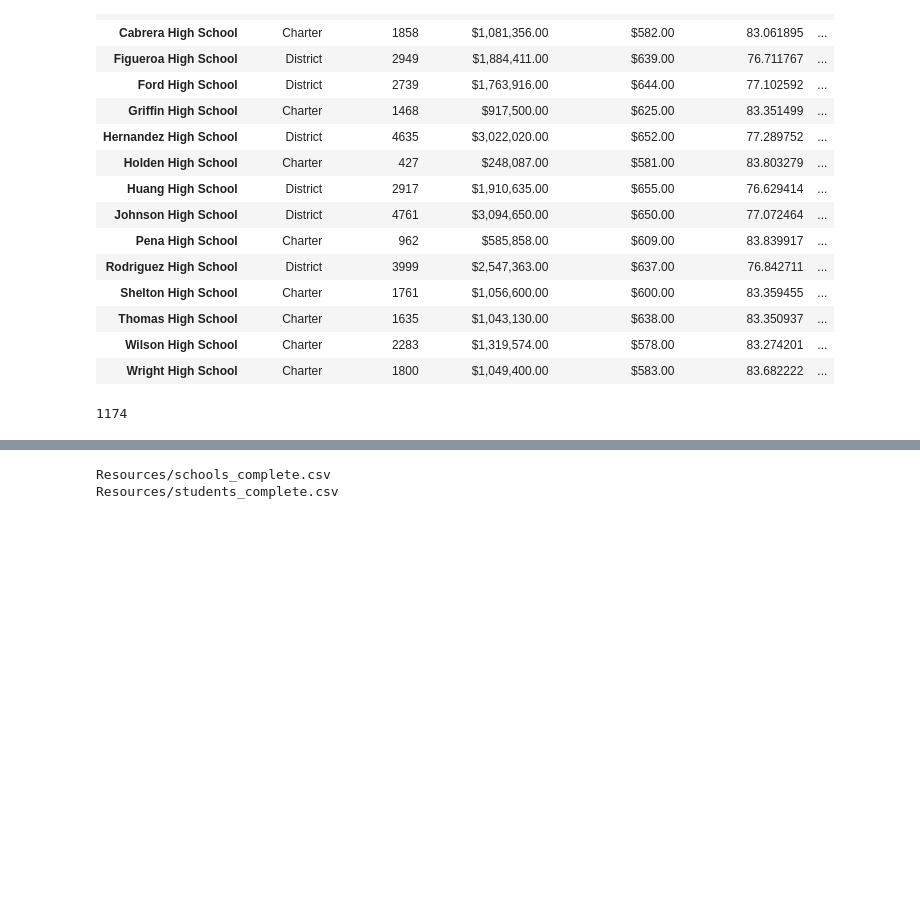
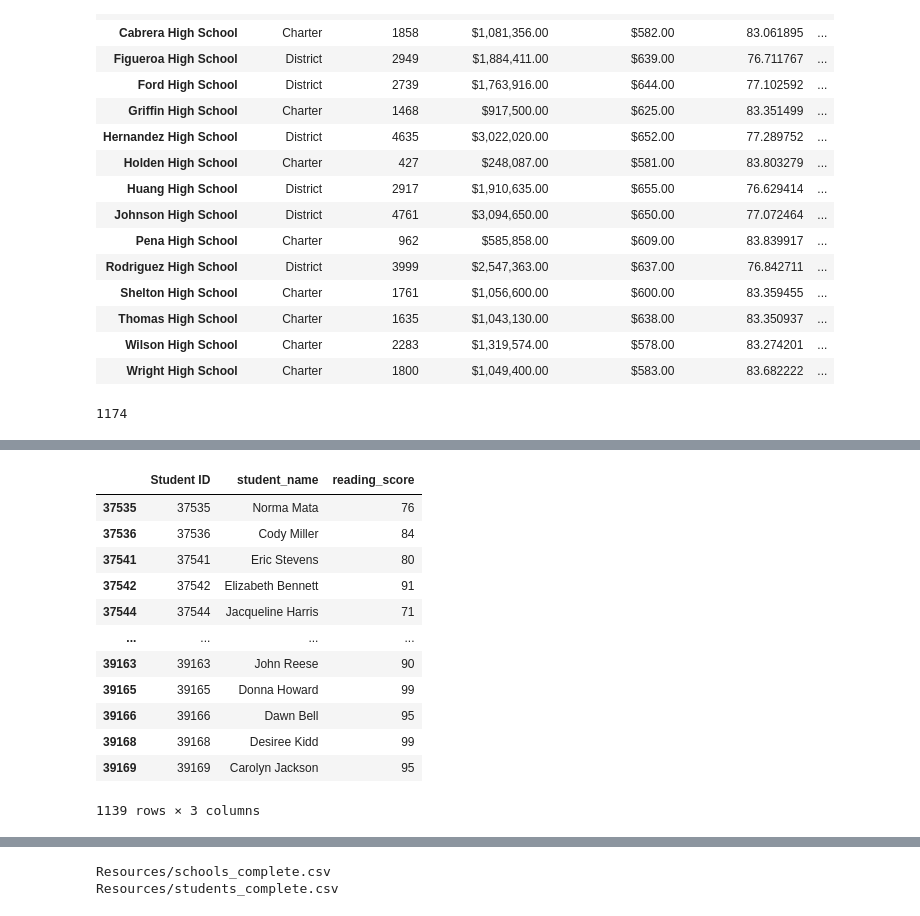
Before and after one commit to dhanaprakash1/School_District_Analysis, a Jupyter notebook: PyCitySchools_Challenge.ipynb, the cells around one changed output, grey strips where cells are left out. Drawn from its saved outputs; the diff is of its cells as text; code cells hidden in the pictures; blank space fills up the shorter version.

```diff
--- a/PyCitySchools_Challenge.ipynb
+++ b/PyCitySchools_Challenge.ipynb
@@ -299,4 +312,21 @@ print(passing_reading_percentage_THS)
 # %%
 # Step 7. Get all the students passing reading from THS
+passing_reading_THS_df = student_data_10to12_THS[(student_data_10to12_THS["reading_score"] >= 70)]
+#passing_reading_THS_df
+passing_reading_THS_df[["Student ID", "student_name", "reading_score"]]
+# %% [output]
+|  | Student ID | student_name | reading_score |
+| 37535 | 37535 | Norma Mata | 76 |
+| 37536 | 37536 | Cody Miller | 84 |
+| 37541 | 37541 | Eric Stevens | 80 |
+| 37542 | 37542 | Elizabeth Bennett | 91 |
+| 37544 | 37544 | Jacqueline Harris | 71 |
+| ... | ... | ... | ... |
+| 39163 | 39163 | John Reese | 90 |
+| 39165 | 39165 | Donna Howard | 99 |
+| 39166 | 39166 | Dawn Bell | 95 |
+| 39168 | 39168 | Desiree Kidd | 99 |
+| 39169 | 39169 | Carolyn Jackson | 95 |
+1139 rows × 3 columns
 # %%
 # Step 8. Get all the students passing math and reading from THS
```
Also changed, not shown: parts of 8 cells of this notebook.
